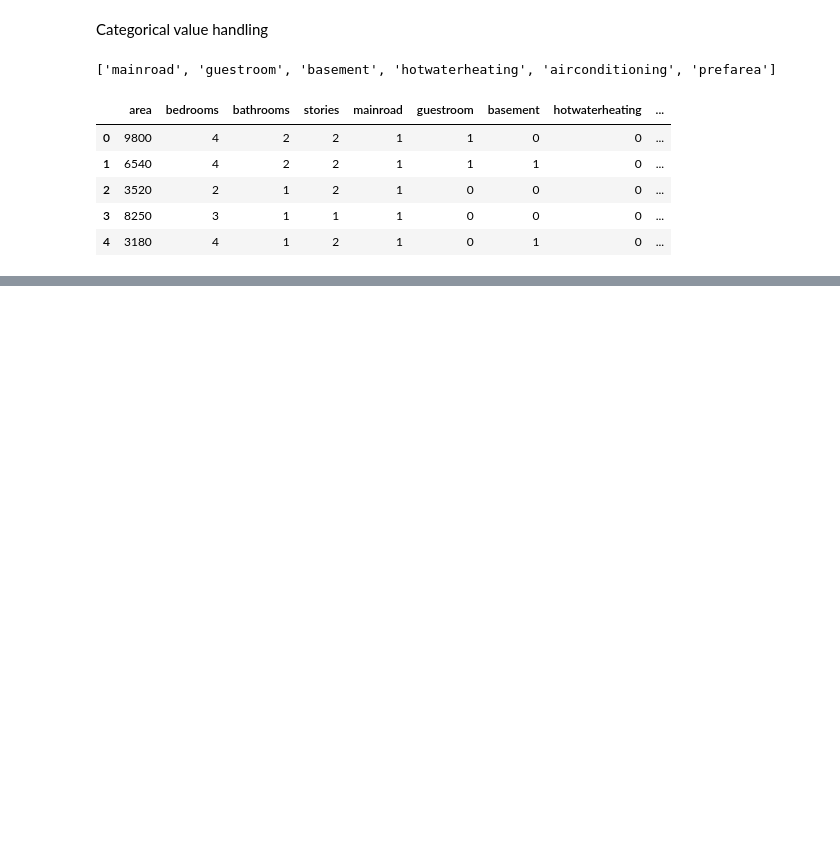
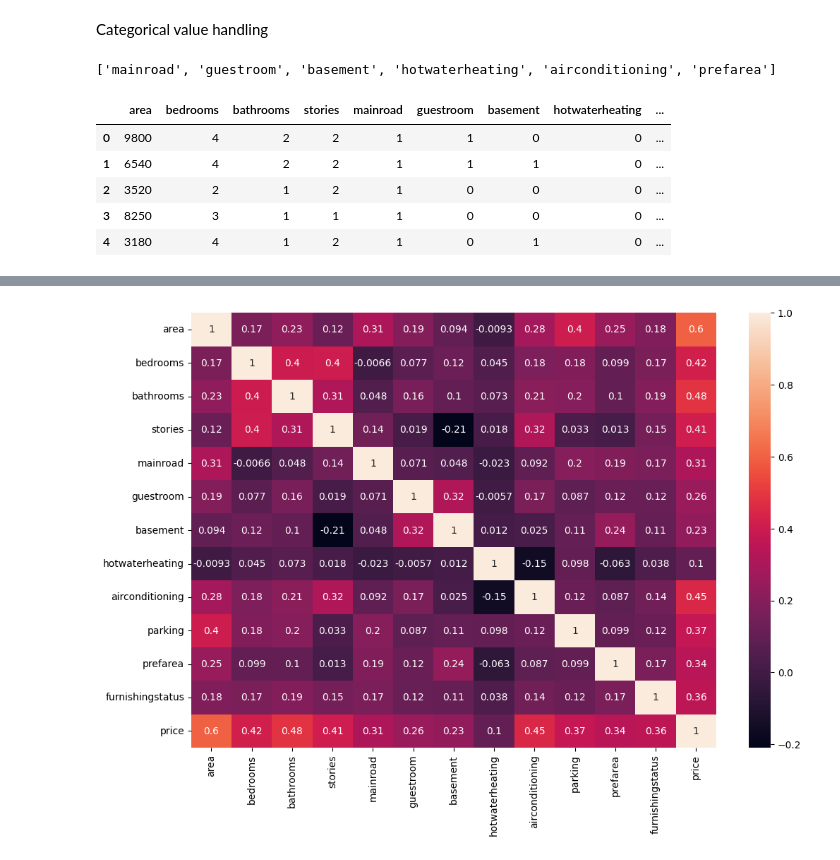
Before and after one commit to Sumitlasiwa/HousePricePredictor, a Jupyter notebook: notebooks/2_Feature_engineering.ipynb, the cells around one changed output, grey strips where cells are left out. Saved outputs shown, nothing was run; the diff lists cells and outputs as text; code cells hidden in the pictures; blank space fills up the shorter version.

```diff
--- a/notebooks/2_Feature_engineering.ipynb
+++ b/notebooks/2_Feature_engineering.ipynb
@@ -41,0 +65,6 @@ for df_name in df_names:
+# %%
+plt.figure(figsize=(12, 8))
+sns.heatmap(df.corr(), annot=True)
+plt.show()
+# %% [output]
+[figure, added]
```
Also changed, not shown: parts of 7 cells of this notebook, 21 other files.
